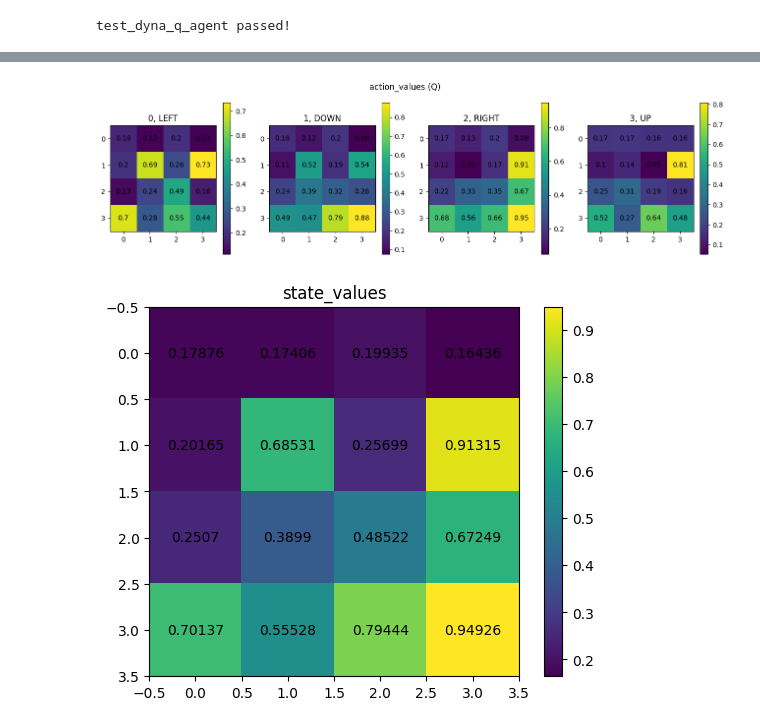
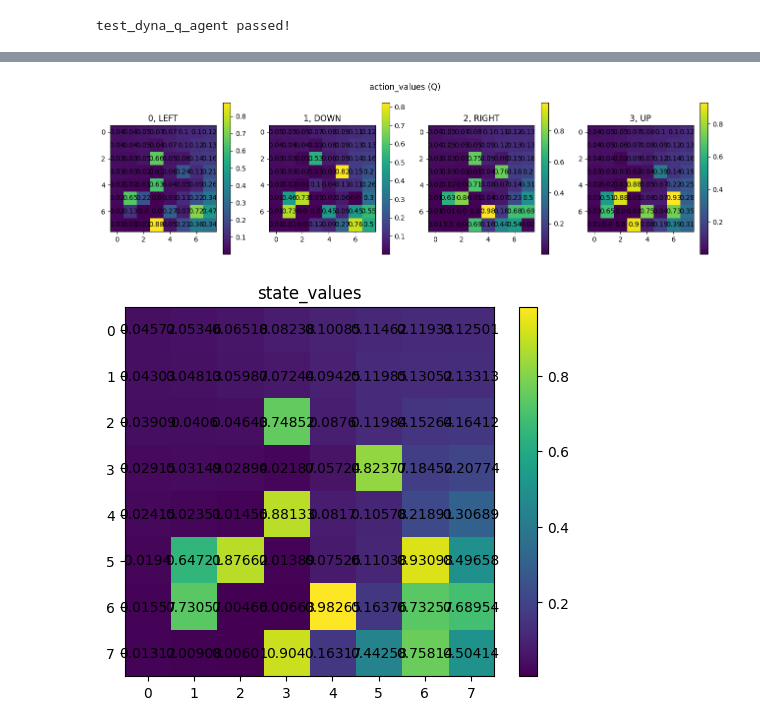
Before and after one commit to tonywang1990/mini-rl, a Jupyter notebook: notebooks/dyna_q.ipynb, the cells around one changed output, grey strips where cells are left out. Drawn from its saved outputs; the diff is of its cells as text; code cells hidden in the pictures.

```diff
--- a/notebooks/dyna_q.ipynb
+++ b/notebooks/dyna_q.ipynb
@@ -23,7 +23,7 @@ test_dyna_q_agent passed!
 # %%
 # Policy Eval
 # Params
-max_episode = 1000000
+max_episode = 100000
 video_path = "../video/dyna_q.mp4"
 random_seed = 101
 
@@ -41,7 +41,7 @@ lr_schedule = create_decay_schedule(max_episode)
 # Create Environment.
 #env = gym.make('Taxi-v3')
 # using render_mode=rgb_array so that video recording works
-env = gym.make('FrozenLake-v1', desc=None, map_name="4x4",
+env = gym.make('FrozenLake-v1', desc=None, map_name="8x8",
                is_slippery=True, render_mode='rgb_array')
 env.np_random = rng
 
@@ -51,19 +51,19 @@ agent = DynaQAgent(
     action_space=env.action_space,
     discount_rate=0.95,
     epsilon=1.0,
-    learning_rate=1.0,
+    learning_rate=0.1,
     agent_type='q_learning',
     planning_steps=0
 )
 
 # Start Learning
 for i in range(max_episode):
-    reward, steps = agent.play_episode(env, learning_rate=lr_schedule[i])
+    reward, steps = agent.play_episode(env, epsilon=epsilon_schedule[i])
     history.append(reward / steps)
     total_reward += reward
     if i % report_interval == 0 and i != 0:
         print(
-            f"step: {i}, lr: {lr_schedule[i]}, total reward: {total_reward}, avarage reward per step: {np.mean(history[-report_interval:-1])}")
+            f"step: {i}, epsilon: {epsilon_schedule[i]}, total reward: {total_reward}, avarge success rate: {np.sum([x > 0 for x in history[-report_interval:-1]])/report_interval}, avarage reward per step: {np.mean(history[-report_interval:-1])}")
 print(f"\nrewarding episodes: {total_reward}")
 
 # For off policy learning only: get greedy policy (no exploration)
@@ -74,7 +74,7 @@ print(f"Success rate = {success_rate}")
 # play last episode with video recording
 #agent.play_episode(env, learning=False, video_path=video_path)
 
-#plot_history(history)
-#html=render_mp4(video_path)
-#HTML(html)
+plot_history(history)
+# html=render_mp4(video_path)
+# HTML(html)
 # %% [output]
@@ -82,5 +94,5 @@ NameError: name 'value_decay' is not defined
 # %%
-show_state_action_values(agent, 'frozen_lake_4x4')
+show_state_action_values(agent, 'frozen_lake_8x8')
 # %% [output]
-[figure, old version]
+[figure, new version]
-[figure, old version]
+[figure, new version]
```
Also changed, not shown: parts of 1 cell of this notebook, 5 other files.
